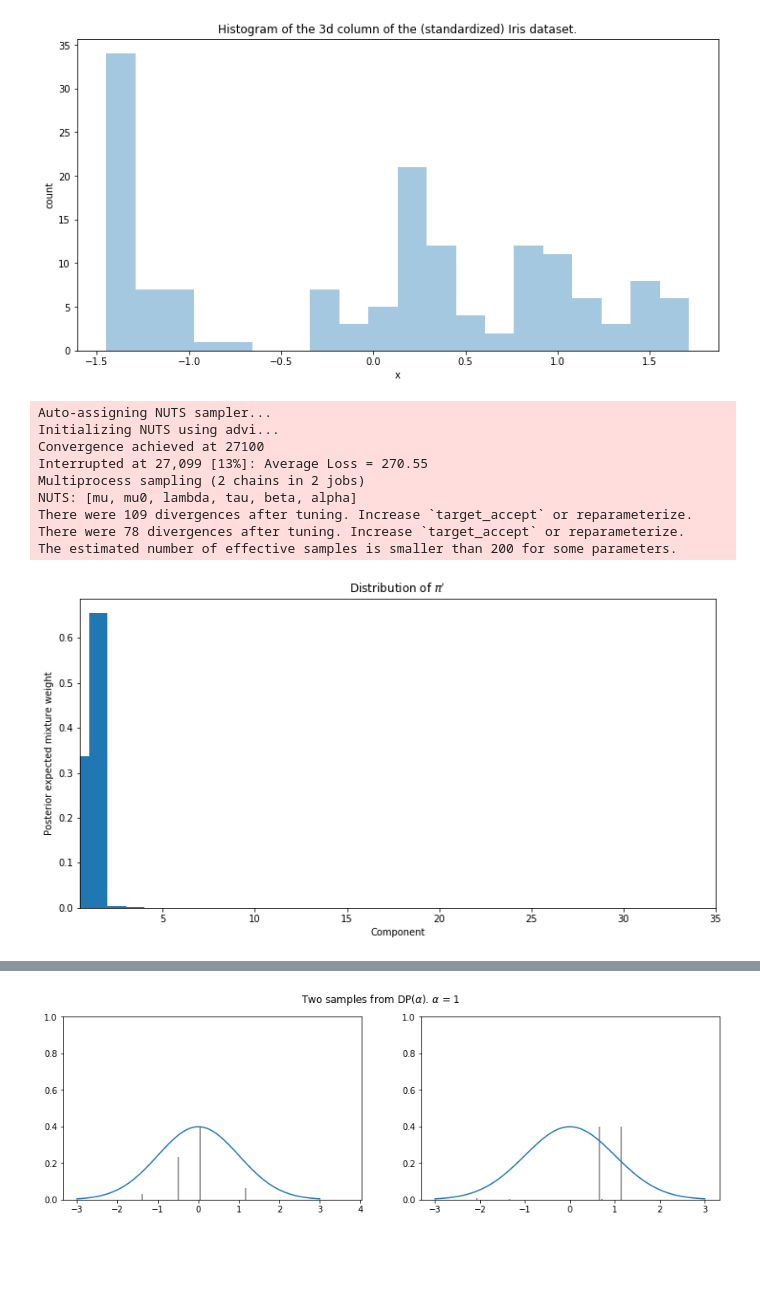
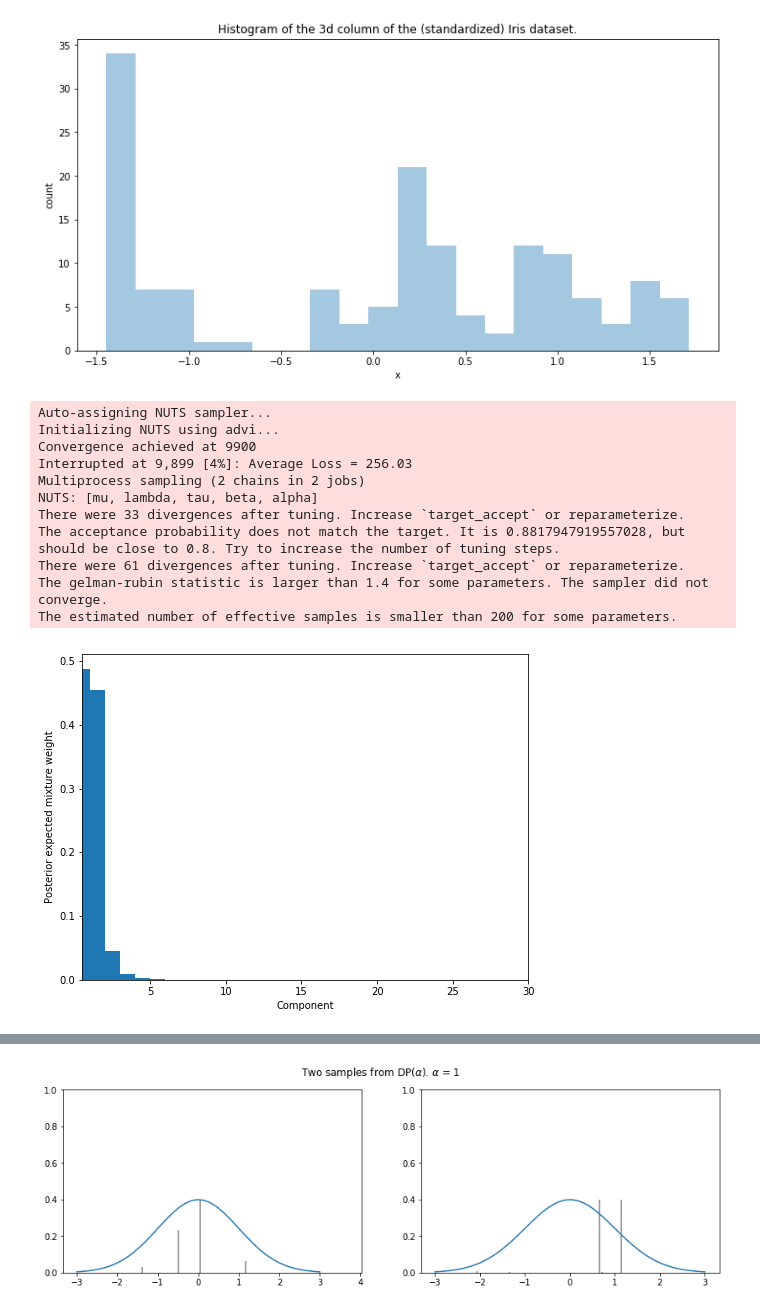
Before and after one commit to arrigonialberto86/funtime, a Jupyter notebook: ipynb/Dirichlet_processes.ipynb, the cells around one changed output, grey strips where cells are left out. Drawn from its saved outputs; the diff is of its cells as text; code cells hidden in the pictures; blank space fills up the shorter version.

Commit message:
completed Dirichlet mixture inference

```diff
--- a/ipynb/Dirichlet_processes.ipynb
+++ b/ipynb/Dirichlet_processes.ipynb
@@ -72,40 +30,44 @@ def stick_breaking(beta):
     portion_remaining = tt.concatenate([[1], tt.extra_ops.cumprod(1 - beta)[:-1]])
     return beta * portion_remaining
 
-k = 35
-m = pm.Model()
-with m:
+K = 30
 
-    alpha = pm.Gamma('alpha', 1, 1)
-    beta = pm.Beta('beta', 1, alpha, shape=k)
-    pi = pm.Deterministic('pi', stick_breaking(beta))
+with pm.Model() as model:
+    alpha = pm.Gamma('alpha', 1., 1.)
+    beta = pm.Beta('beta', 1., alpha, shape=K)
+    w = pm.Deterministic('w', stick_breaking(beta))
 
-    tau = pm.Gamma('tau', 1, 1, shape=k)
-    lambda_ = pm.Uniform('lambda', 0, 1, shape=k)
-    mu0 = pm.Uniform('mu0', -3, 3, shape=k)
-
-    mu = pm.Normal('mu', mu=mu0, tau=1, shape=k)
-    obs = pm.NormalMixture('obs', w=pi, mu=mu, tau=lambda_ * tau, observed=y[:, 2])
+    tau = pm.Gamma('tau', 1., 1., shape=K)
+    lambda_ = pm.Uniform('lambda', 0, 5, shape=K)
+    mu = pm.Normal('mu', 0, tau=lambda_ * tau, shape=K)
+    obs = pm.NormalMixture('obs', w, mu, tau=lambda_ * tau,
+                           observed=y[:, 2])
 # %%
-with m:
+with model:
     step = None
     trace = pm.sample(500, tune=500, init='advi', random_seed=35171, step=step)
 # %% [output]
 Auto-assigning NUTS sampler...
 Initializing NUTS using advi...
-Convergence achieved at 27100
-Interrupted at 27,099 [13%]: Average Loss = 270.55
+Convergence achieved at 9900
+Interrupted at 9,899 [4%]: Average Loss = 256.03
 Multiprocess sampling (2 chains in 2 jobs)
-NUTS: [mu, mu0, lambda, tau, beta, alpha]
-There were 109 divergences after tuning. Increase `target_accept` or reparameterize.
-There were 78 divergences after tuning. Increase `target_accept` or reparameterize.
+NUTS: [mu, lambda, tau, beta, alpha]
+There were 33 divergences after tuning. Increase `target_accept` or reparameterize.
+The acceptance probability does not match the target. It is 0.8817947919557028, but should be close to 0.8. Try to increase the number of tuning steps.
+There were 61 divergences after tuning. Increase `target_accept` or reparameterize.
+The gelman-rubin statistic is larger than 1.4 for some parameters. The sampler did not converge.
 The estimated number of effective samples is smaller than 200 for some parameters.
 # %%
-plt.figure(figsize=(12, 6))
-plt.title(r"Distribution of $\pi'$")
-plt.bar(np.arange(k) + 1 - 0.5, trace['pi'].mean(axis=0), width=1., lw=0);
-plt.xlim(0.5, k);
-plt.xlabel('Component');
-plt.ylabel('Posterior expected mixture weight');
+fig, ax = plt.subplots(figsize=(8, 6))
+
+plot_w = np.arange(K) + 1
+
+ax.bar(plot_w - 0.5, trace['w'].mean(axis=0), width=1., lw=0);
+
+ax.set_xlim(0.5, K);
+ax.set_xlabel('Component');
+
+ax.set_ylabel('Posterior expected mixture weight');
 # %% [output]
-[figure, old version]
+[figure, new version]
```
Also changed, not shown: parts of 5 cells of this notebook.
